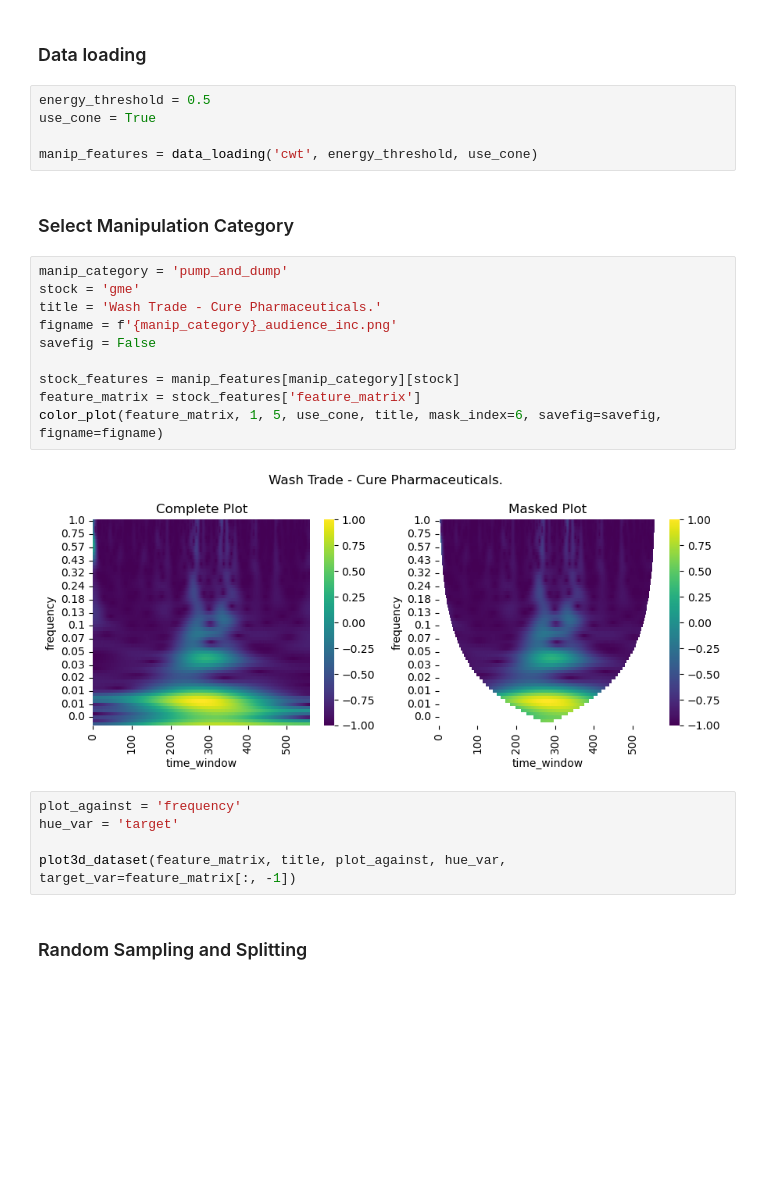
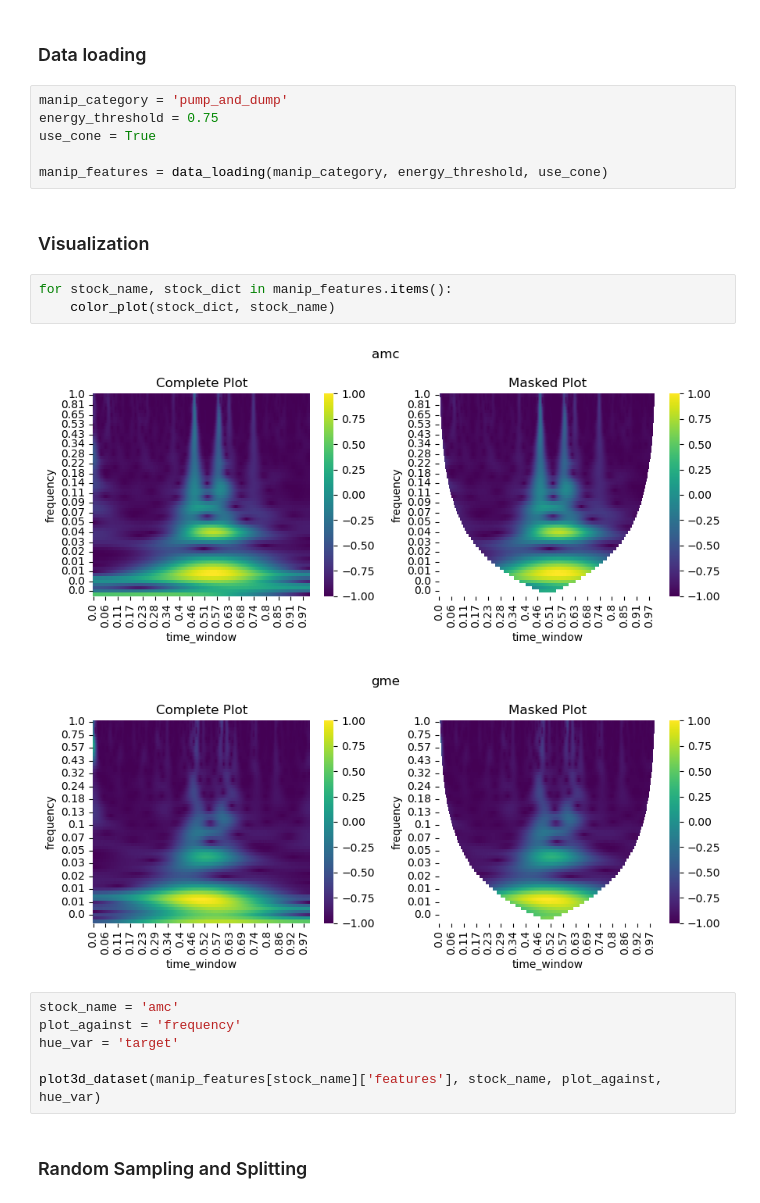
Before and after one commit to daoterog/Detection-Of-Market-Manipulation, a Jupyter notebook: python_scripts/single_stock_experimentation.ipynb, the cells around one changed output. Saved outputs shown, nothing was run; the diff lists cells and outputs as text; blank space fills up the shorter version.

```diff
--- a/python_scripts/single_stock_experimentation.ipynb
+++ b/python_scripts/single_stock_experimentation.ipynb
@@ -19,29 +16,25 @@ The autoreload extension is already loaded. To reload it, use:
 # %% [markdown]
 ### Data loading
 # %%
-energy_threshold = 0.5
+manip_category = 'pump_and_dump'
+energy_threshold = 0.75
 use_cone = True
 
-manip_features = data_loading('cwt', energy_threshold, use_cone)
+manip_features = data_loading(manip_category, energy_threshold, use_cone)
-# %% [markdown]
-### Select Manipulation Category
-# %%
-manip_category = 'pump_and_dump'
-stock = 'gme'
-title = 'Wash Trade - Cure Pharmaceuticals.'
-figname = f'{manip_category}_audience_inc.png'
-savefig = False
-
-stock_features = manip_features[manip_category][stock]
-feature_matrix = stock_features['feature_matrix']
-color_plot(feature_matrix, 1, 5, use_cone, title, mask_index=6, savefig=savefig, figname=figname)
-# %% [output]
-[figure, removed]
+# %% [markdown]
+### Visualization
+# %%
+for stock_name, stock_dict in manip_features.items():
+    color_plot(stock_dict, stock_name)
+# %% [output]
+[figure, added]
+[figure, added]
 # %%
+stock_name = 'amc'
 plot_against = 'frequency'
 hue_var = 'target'
 
-plot3d_dataset(feature_matrix, title, plot_against, hue_var, target_var=feature_matrix[:, -1])
+plot3d_dataset(manip_features[stock_name]['features'], stock_name, plot_against, hue_var)
 # %% [markdown]
 ### Random Sampling and Splitting
 # %%
```
Also changed, not shown: parts of 3 cells of this notebook, 1 other file.
